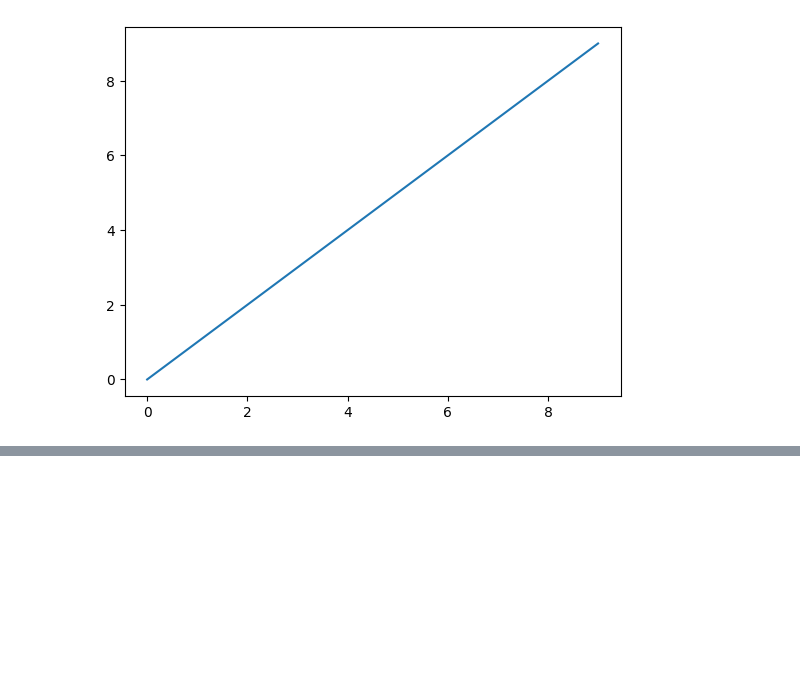
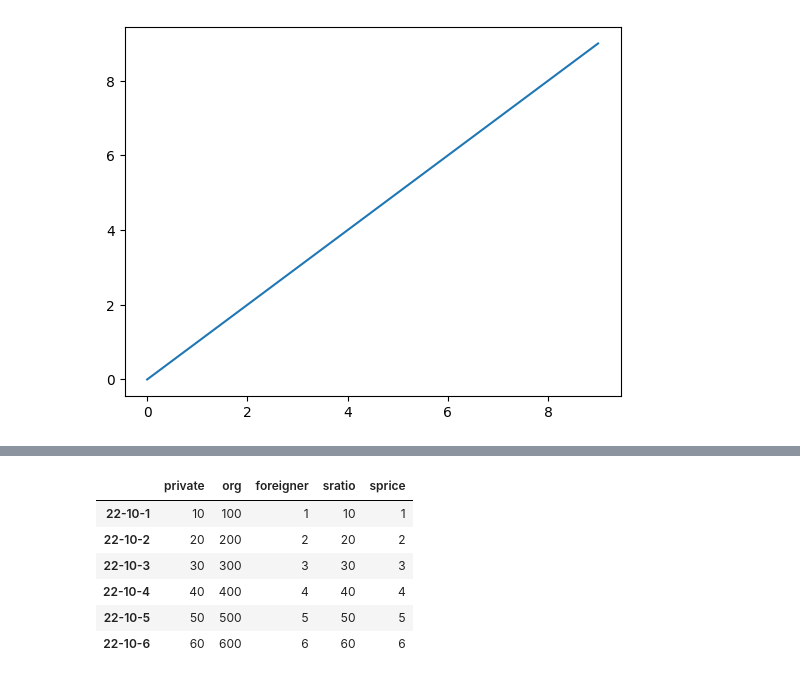
Before and after one commit to papasmf1/python221005, a Jupyter notebook: DemoPandas.ipynb, the cells around one changed output, grey strips where cells are left out. Cells and saved outputs as stored; diff of their text form; code cells hidden in the pictures; blank space fills up the shorter version.

```diff
--- a/DemoPandas.ipynb
+++ b/DemoPandas.ipynb
@@ -20,0 +52,13 @@ type(multicampus)
+# %%
+frame2 = DataFrame(data,
+    columns=["private","org","foreigner","sratio","sprice"],
+    index=["22-10-1","22-10-2","22-10-3","22-10-4","22-10-5","22-10-6"])
+frame2
+# %% [output]
+|  | private | org | foreigner | sratio | sprice |
+| 22-10-1 | 10 | 100 | 1 | 10 | 1 |
+| 22-10-2 | 20 | 200 | 2 | 20 | 2 |
+| 22-10-3 | 30 | 300 | 3 | 30 | 3 |
+| 22-10-4 | 40 | 400 | 4 | 40 | 4 |
+| 22-10-5 | 50 | 500 | 5 | 50 | 5 |
+| 22-10-6 | 60 | 600 | 6 | 60 | 6 |
```
Also changed, not shown: parts of 13 cells of this notebook, 9 other files.
